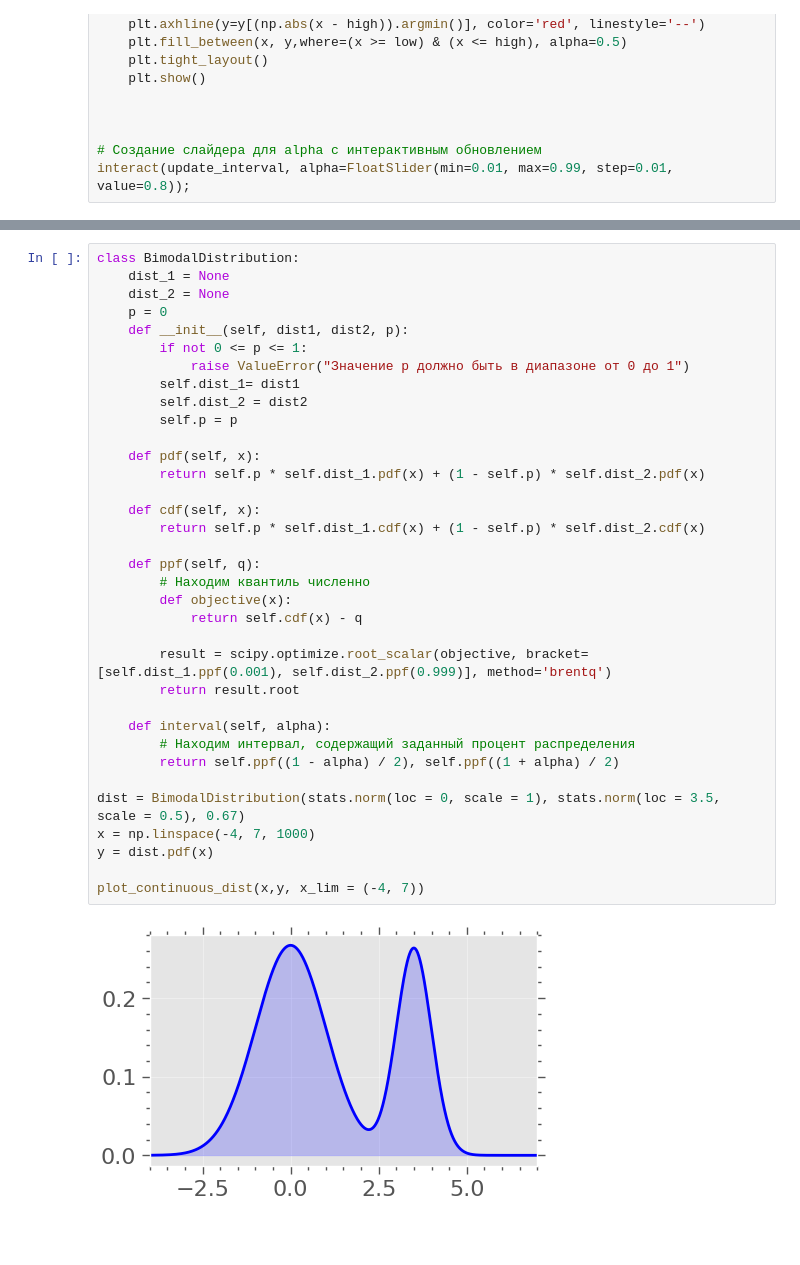
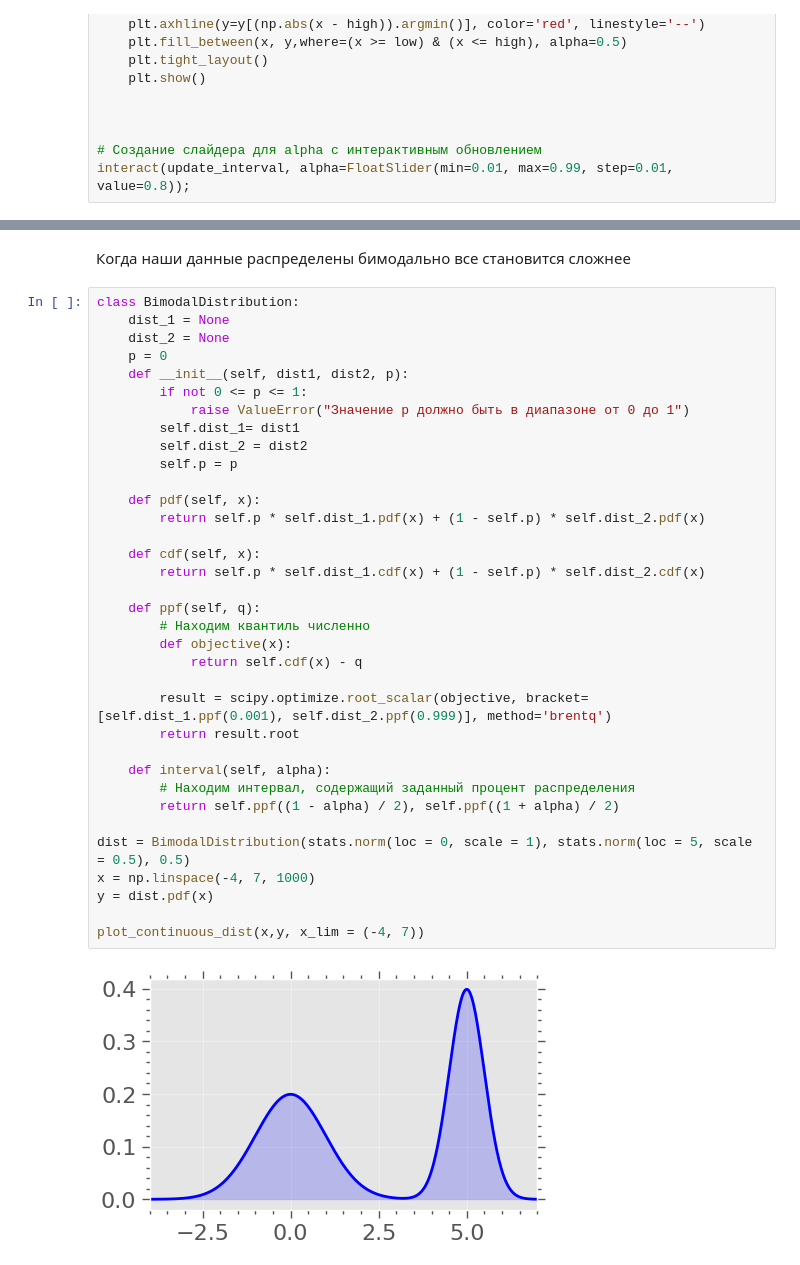
Before and after one commit to 2reckey/Bayesian_Stats, a Jupyter notebook: Stats and Game theory/04_Байесовская_статистика_Доверительные_интервалы.ipynb, the cells around one changed output, grey strips where cells are left out. Saved outputs shown, nothing was run; the diff lists cells and outputs as text; blank space fills up the shorter version.

```diff
--- a/Stats and Game theory/04_Байесовская_статистика_Доверительные_интервалы.ipynb
+++ b/Stats and Game theory/04_Байесовская_статистика_Доверительные_интервалы.ipynb
@@ -178,6 +178,8 @@ def update_interval(alpha):
 interact(update_interval, alpha=FloatSlider(min=0.01, max=0.99, step=0.01, value=0.8));
 # %% [markdown]
 <img src= "assets\minimal_interval.gif" width="750" align="center" loop="1">
+# %% [markdown]
+Когда наши данные распределены бимодально все становится сложнее
 # %%
 class BimodalDistribution:
     dist_1 = None
@@ -186,35 +188,35 @@ class BimodalDistribution:
     def __init__(self, dist1, dist2, p):
         if not 0 <= p <= 1:
             raise ValueError("Значение p должно быть в диапазоне от 0 до 1")
         self.dist_1= dist1
         self.dist_2 = dist2
         self.p = p
 
     def pdf(self, x):
         return self.p * self.dist_1.pdf(x) + (1 - self.p) * self.dist_2.pdf(x)
 
     def cdf(self, x):
         return self.p * self.dist_1.cdf(x) + (1 - self.p) * self.dist_2.cdf(x)
 
     def ppf(self, q):
         # Находим квантиль численно
         def objective(x):
             return self.cdf(x) - q
 
         result = scipy.optimize.root_scalar(objective, bracket=[self.dist_1.ppf(0.001), self.dist_2.ppf(0.999)], method='brentq')
         return result.root
 
     def interval(self, alpha):
         # Находим интервал, содержащий заданный процент распределения
         return self.ppf((1 - alpha) / 2), self.ppf((1 + alpha) / 2)
 
-dist = BimodalDistribution(stats.norm(loc = 0, scale = 1), stats.norm(loc = 3.5, scale = 0.5), 0.67)
+dist = BimodalDistribution(stats.norm(loc = 0, scale = 1), stats.norm(loc = 5, scale = 0.5), 0.5)
 x = np.linspace(-4, 7, 1000)
 y = dist.pdf(x)
 
 plot_continuous_dist(x,y, x_lim = (-4, 7))
 # %% [output]
-[figure, old version]
+[figure, new version]
 # %%
 fig, axs = plt.subplots(1, 1, figsize=(7, 4))
 
```
Also changed, not shown: parts of 2 cells of this notebook.
